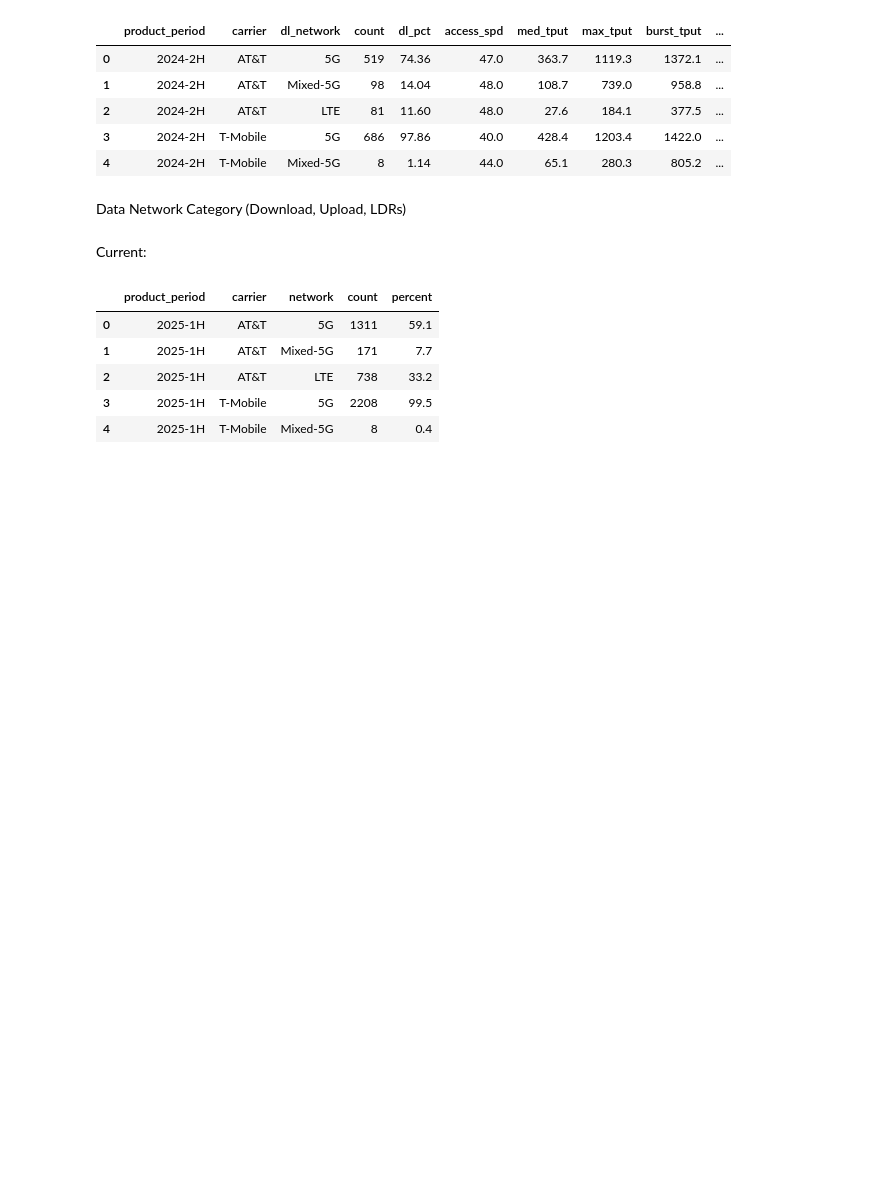
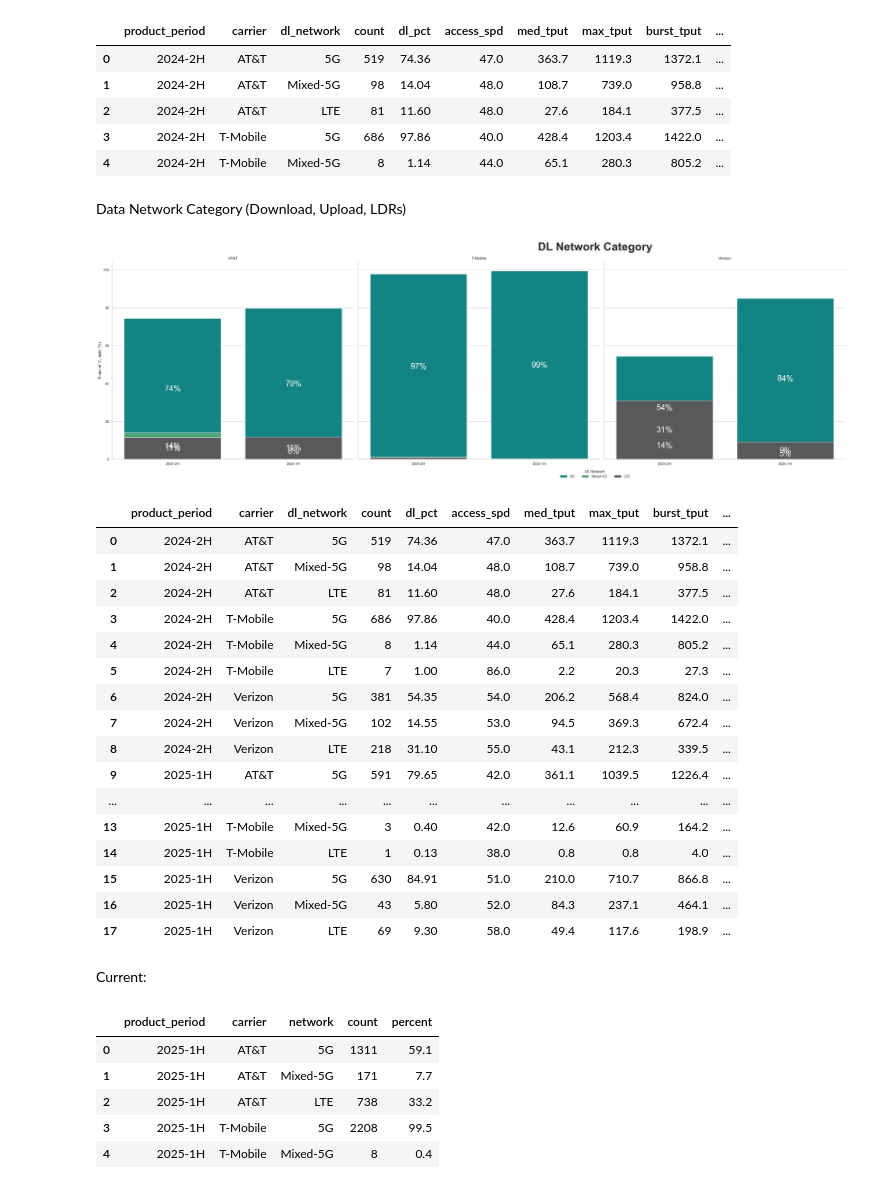
Before and after one commit to ookla-jennymassari/dq_reporting_test.py, a Jupyter notebook: dq_reporting_notebook.ipynb, the cells around one changed output. Cells and saved outputs as stored; diff of their text form; code cells hidden in the pictures; blank space fills up the shorter version.

Commit message:
Created plot and table for DL Network Category, and table for Data Network Category (Download, Upload, LDRs).

```diff
--- a/dq_reporting_notebook.ipynb
+++ b/dq_reporting_notebook.ipynb
@@ -351,6 +351,65 @@ df_dl_5g_comp.head()
 | 4 | 2024-2H | T-Mobile | Mixed-5G | 8 | 1.14 | 44.0 | 65.1 | 280.3 | 805.2 | ... |
 # %% [markdown]
 Data Network Category (Download, Upload, LDRs)
+# %%
+pd.set_option('display.max_rows', None)
+pd.set_option('display.max_columns', None)
+
+# Add a column to distinguish between current and comparison data
+
+df_dl_5g_curr["product_period"] = df_dl_5g_curr["product_period"]
+df_dl_5g_comp["product_period"] = df_dl_5g_comp["product_period"]
+
+# Combine the two DataFrames
+df_dl_5g_combined = pd.concat([df_dl_5g_comp,df_dl_5g_curr], ignore_index=True)
+
+# Create FacetGrid
+g = sns.FacetGrid(df_dl_5g_combined, col="carrier", col_wrap=4, height=10, sharey=True)
+
+# Map bar plots
+g.map_dataframe(sns.barplot, x="product_period", y="dl_pct", hue="dl_network",
+                palette=dl_color_dict, dodge=False, errorbar=None)
+
+# Add text labels to bars (only for current data)
+for ax, (_, subdata) in zip(g.axes.flat, df_dl_5g_curr.groupby("carrier")):
+    for container in ax.containers:
+        for bar in container:
+            height = bar.get_height()
+            if height >= 3:
+                ax.text(bar.get_x() + bar.get_width() / 2., height / 2,
+                        f'{int(height)}%', ha='center', va='center', color='white', fontsize=25)
+
+# Customize layout
+g.set_axis_labels("", "Share of DL tests (%)")
+g.set_titles(col_template="{col_name}")
+g.fig.subplots_adjust(top=0.85)
+g.fig.suptitle("DL Network Category", fontsize=35, fontweight='bold')
+g.add_legend(title="DL Network", bbox_to_anchor=(0.5, -0.05), loc='lower center', ncol=3)
+plt.tight_layout()
+plt.show()
+
+
+
+df_dl_5g_combined.head(len(df_dl_5g_combined))
+# %% [output]
+[figure, added]
+|  | product_period | carrier | dl_network | count | dl_pct | access_spd | med_tput | max_tput | burst_tput | ... |
+| 0 | 2024-2H | AT&T | 5G | 519 | 74.36 | 47.0 | 363.7 | 1119.3 | 1372.1 | ... |
+| 1 | 2024-2H | AT&T | Mixed-5G | 98 | 14.04 | 48.0 | 108.7 | 739.0 | 958.8 | ... |
+| 2 | 2024-2H | AT&T | LTE | 81 | 11.60 | 48.0 | 27.6 | 184.1 | 377.5 | ... |
+| 3 | 2024-2H | T-Mobile | 5G | 686 | 97.86 | 40.0 | 428.4 | 1203.4 | 1422.0 | ... |
+| 4 | 2024-2H | T-Mobile | Mixed-5G | 8 | 1.14 | 44.0 | 65.1 | 280.3 | 805.2 | ... |
+| 5 | 2024-2H | T-Mobile | LTE | 7 | 1.00 | 86.0 | 2.2 | 20.3 | 27.3 | ... |
+| 6 | 2024-2H | Verizon | 5G | 381 | 54.35 | 54.0 | 206.2 | 568.4 | 824.0 | ... |
+| 7 | 2024-2H | Verizon | Mixed-5G | 102 | 14.55 | 53.0 | 94.5 | 369.3 | 672.4 | ... |
+| 8 | 2024-2H | Verizon | LTE | 218 | 31.10 | 55.0 | 43.1 | 212.3 | 339.5 | ... |
+| 9 | 2025-1H | AT&T | 5G | 591 | 79.65 | 42.0 | 361.1 | 1039.5 | 1226.4 | ... |
+| ... | ... | ... | ... | ... | ... | ... | ... | ... | ... | ... |
+| 13 | 2025-1H | T-Mobile | Mixed-5G | 3 | 0.40 | 42.0 | 12.6 | 60.9 | 164.2 | ... |
+| 14 | 2025-1H | T-Mobile | LTE | 1 | 0.13 | 38.0 | 0.8 | 0.8 | 4.0 | ... |
+| 15 | 2025-1H | Verizon | 5G | 630 | 84.91 | 51.0 | 210.0 | 710.7 | 866.8 | ... |
+| 16 | 2025-1H | Verizon | Mixed-5G | 43 | 5.80 | 52.0 | 84.3 | 237.1 | 464.1 | ... |
+| 17 | 2025-1H | Verizon | LTE | 69 | 9.30 | 58.0 | 49.4 | 117.6 | 198.9 | ... |
 # %% [markdown]
 Current:
 # %%
```
Also changed, not shown: parts of 6 cells of this notebook, 2 other files.
